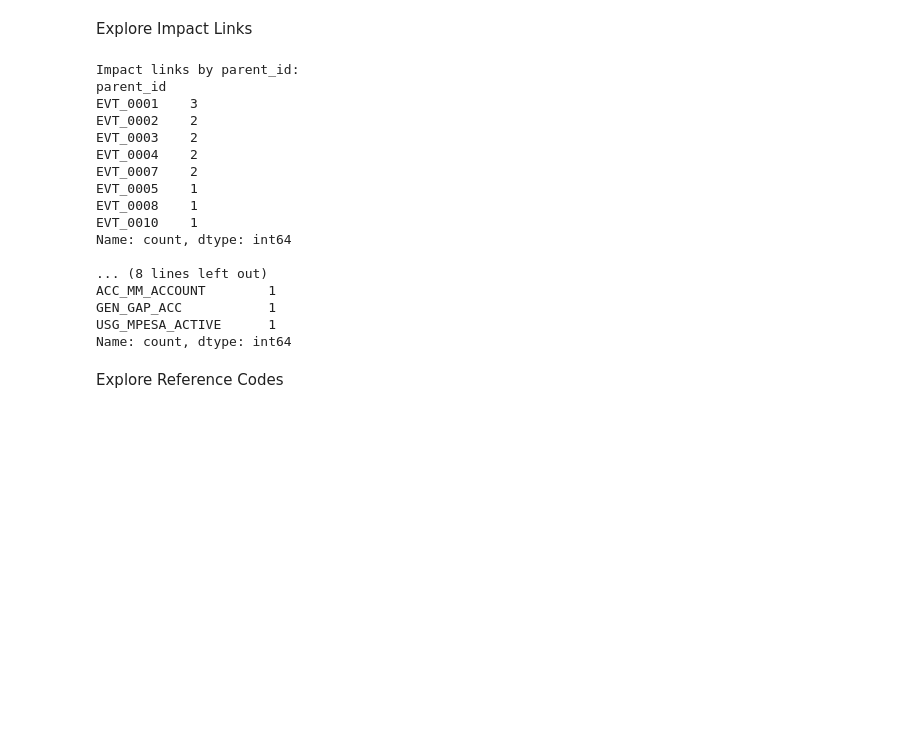
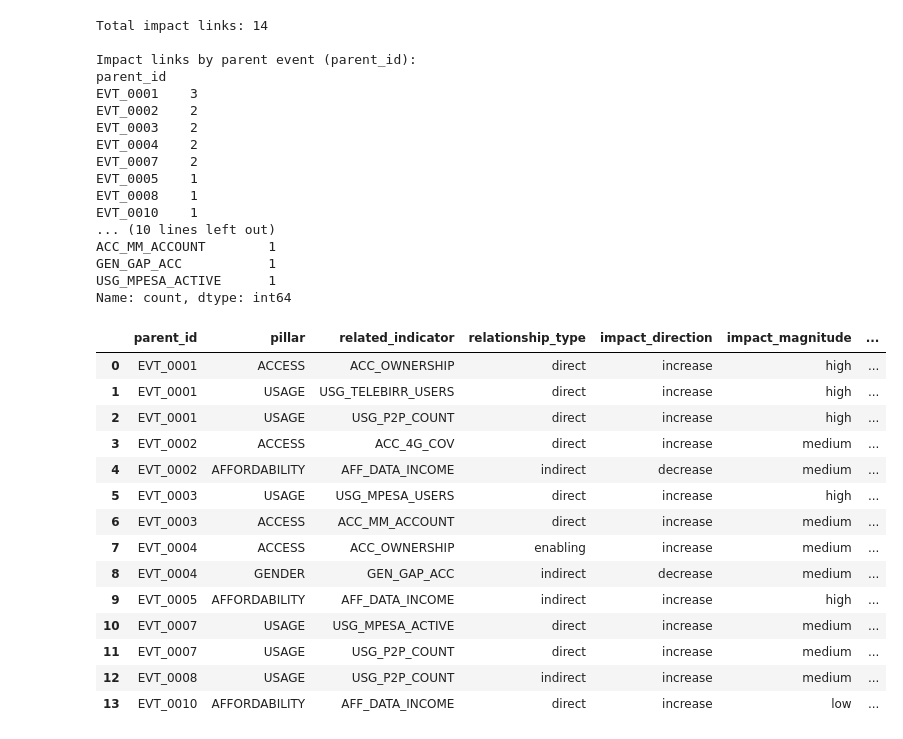
Before and after one commit to ramlla92/ethiopia-fi-forecast, a Jupyter notebook: notebooks/data_exploration.ipynb, the cells around one changed output. Drawn from its saved outputs; the diff is of its cells as text; code cells hidden in the pictures; blank space fills up the shorter version.

Commit message:
update the data enrichment

```diff
--- a/notebooks/data_exploration.ipynb
+++ b/notebooks/data_exploration.ipynb
@@ -5,40 +1,31 @@ from pathlib import Path
 # %%
+import pandas as pd
+from pathlib import Path
 
-
-# Define project and data paths
+# Define paths
 project_root = Path(r"C:\Users\THINKPAD\Desktop\10_Academy\Week_10\ethiopia-fi-forecast")
 data_folder = project_root / "data" / "raw"
 
-# Excel files
+# Files
 unified_file = data_folder / "ethiopia_fi_unified_data.xlsx"
-impact_file = unified_file
 reference_file = data_folder / "reference_codes.xlsx"
 additional_file = data_folder / "Additional Data Points Guide.xlsx"
 
-# Load Excel sheets
-# Load unified data sheet
+# Load unified data
 data = pd.read_excel(unified_file, sheet_name="ethiopia_fi_unified_data", engine="openpyxl")
-
-# Load impact links sheet
-impact_links = pd.read_excel(impact_file, sheet_name="Impact_sheet", engine="openpyxl")
+impact_links = pd.read_excel(unified_file, sheet_name="Impact_sheet", engine="openpyxl")
 
 # Load reference codes
 reference_codes = pd.read_excel(reference_file, engine="openpyxl")
 
-# Load additional data guide
-additional_data = pd.read_excel(additional_file, engine="openpyxl")
-
-# Quick inspection
+# Quick sanity check: print shapes and first few rows
 print("Unified Data shape:", data.shape)
 print("Impact Links shape:", impact_links.shape)
 print("Reference Codes shape:", reference_codes.shape)
-print("Additional Data Guide shape:", additional_data.shape)
 
-# View first few rows
 display(data.head())
 display(impact_links.head())
 display(reference_codes.head())
-display(additional_data.head())
 # %% [output]
 Unified Data shape: (43, 34)
 Impact Links shape: (14, 35)
@@ -125,29 +125,49 @@ NaN              10
-# %% [markdown]
-Explore Impact Links
 # %%
-# Count of impact links by parent_id and related_indicator
-print("Impact links by parent_id:")
+# Impact links overview
+print("Total impact links:", impact_links.shape[0], "\n")
+
+# Links by parent_id
+print("Impact links by parent event (parent_id):")
 print(impact_links['parent_id'].value_counts(), "\n")
 
-print("Impact links by related_indicator:")
+# Links by related_indicator
+print("Impact links by related indicator:")
 print(impact_links['related_indicator'].value_counts(), "\n")
+
+# Sample impact links
+display(impact_links[['parent_id', 'pillar', 'related_indicator',
+                      'relationship_type', 'impact_direction', 'impact_magnitude',
+                      'lag_months', 'evidence_basis']])
 # %% [output]
-Impact links by parent_id:
+Total impact links: 14
+
+Impact links by parent event (parent_id):
 parent_id
 EVT_0001    3
 EVT_0002    2
 EVT_0003    2
 EVT_0004    2
 EVT_0007    2
 EVT_0005    1
 EVT_0008    1
 EVT_0010    1
-Name: count, dtype: int64
-
-... (8 lines left out)
+... (10 lines left out)
 ACC_MM_ACCOUNT        1
 GEN_GAP_ACC           1
 USG_MPESA_ACTIVE      1
 Name: count, dtype: int64
+|  | parent_id | pillar | related_indicator | relationship_type | impact_direction | impact_magnitude | ... |
+| 0 | EVT_0001 | ACCESS | ACC_OWNERSHIP | direct | increase | high | ... |
+| 1 | EVT_0001 | USAGE | USG_TELEBIRR_USERS | direct | increase | high | ... |
+| 2 | EVT_0001 | USAGE | USG_P2P_COUNT | direct | increase | high | ... |
+| 3 | EVT_0002 | ACCESS | ACC_4G_COV | direct | increase | medium | ... |
+| 4 | EVT_0002 | AFFORDABILITY | AFF_DATA_INCOME | indirect | decrease | medium | ... |
+| 5 | EVT_0003 | USAGE | USG_MPESA_USERS | direct | increase | high | ... |
+| 6 | EVT_0003 | ACCESS | ACC_MM_ACCOUNT | direct | increase | medium | ... |
+| 7 | EVT_0004 | ACCESS | ACC_OWNERSHIP | enabling | increase | medium | ... |
+| 8 | EVT_0004 | GENDER | GEN_GAP_ACC | indirect | decrease | medium | ... |
+| 9 | EVT_0005 | AFFORDABILITY | AFF_DATA_INCOME | indirect | increase | high | ... |
+| 10 | EVT_0007 | USAGE | USG_MPESA_ACTIVE | direct | increase | medium | ... |
+| 11 | EVT_0007 | USAGE | USG_P2P_COUNT | direct | increase | medium | ... |
+| 12 | EVT_0008 | USAGE | USG_P2P_COUNT | indirect | increase | medium | ... |
+| 13 | EVT_0010 | AFFORDABILITY | AFF_DATA_INCOME | direct | increase | low | ... |
-# %% [markdown]
-Explore Reference Codes
```
Also changed, not shown: parts of 9 cells of this notebook.
